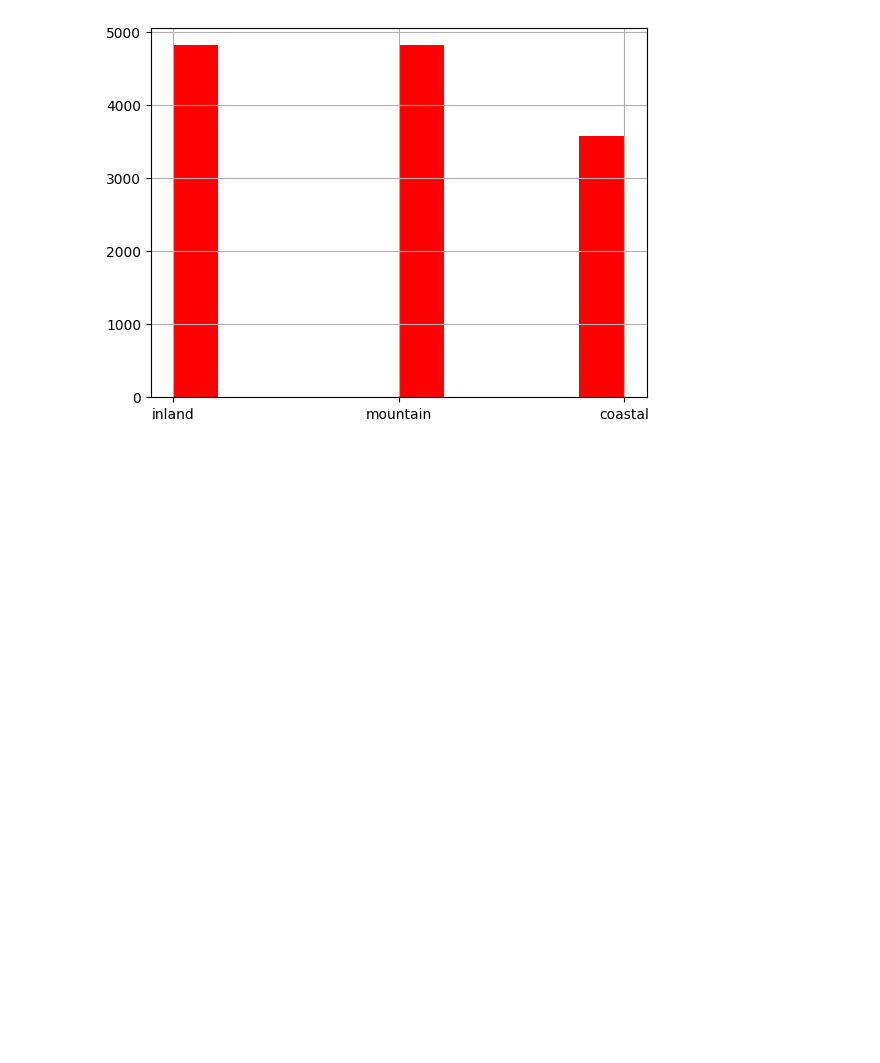
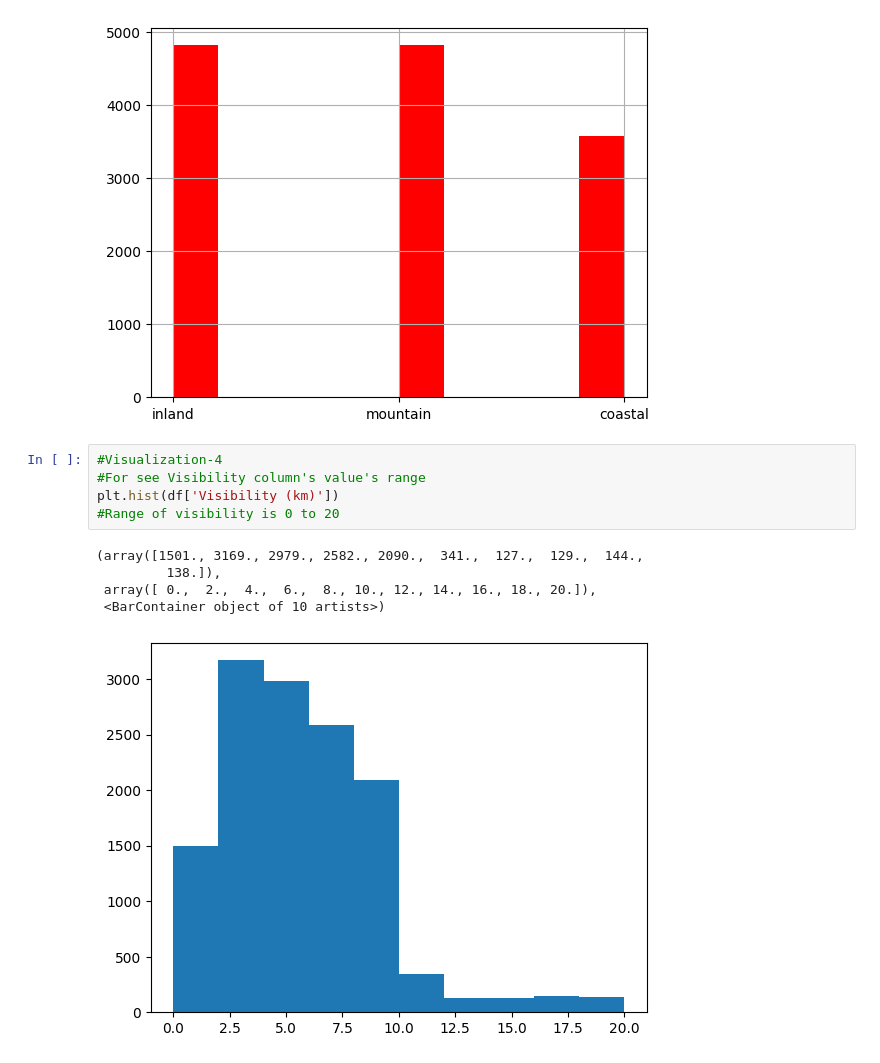
Before and after one commit to Karan-Chauhan19/Weather-Type-Classification, a Jupyter notebook: Notebook/eda.ipynb, the cells around one changed output. Saved outputs shown, nothing was run; the diff lists cells and outputs as text; blank space fills up the shorter version.

```diff
--- a/Notebook/eda.ipynb
+++ b/Notebook/eda.ipynb
@@ -129,3 +129,14 @@ df.Location.hist(color='red')
 # %% [output]
 <Axes: >
 [figure]
+# %%
+#Visualization-4
+#For see Visibility column's value's range
+plt.hist(df['Visibility (km)'])
+#Range of visibility is 0 to 20
+# %% [output]
+(array([1501., 3169., 2979., 2582., 2090.,  341.,  127.,  129.,  144.,
+         138.]),
+ array([ 0.,  2.,  4.,  6.,  8., 10., 12., 14., 16., 18., 20.]),
+ <BarContainer object of 10 artists>)
+[figure, added]
```
Also changed, not shown: parts of 13 cells of this notebook.
